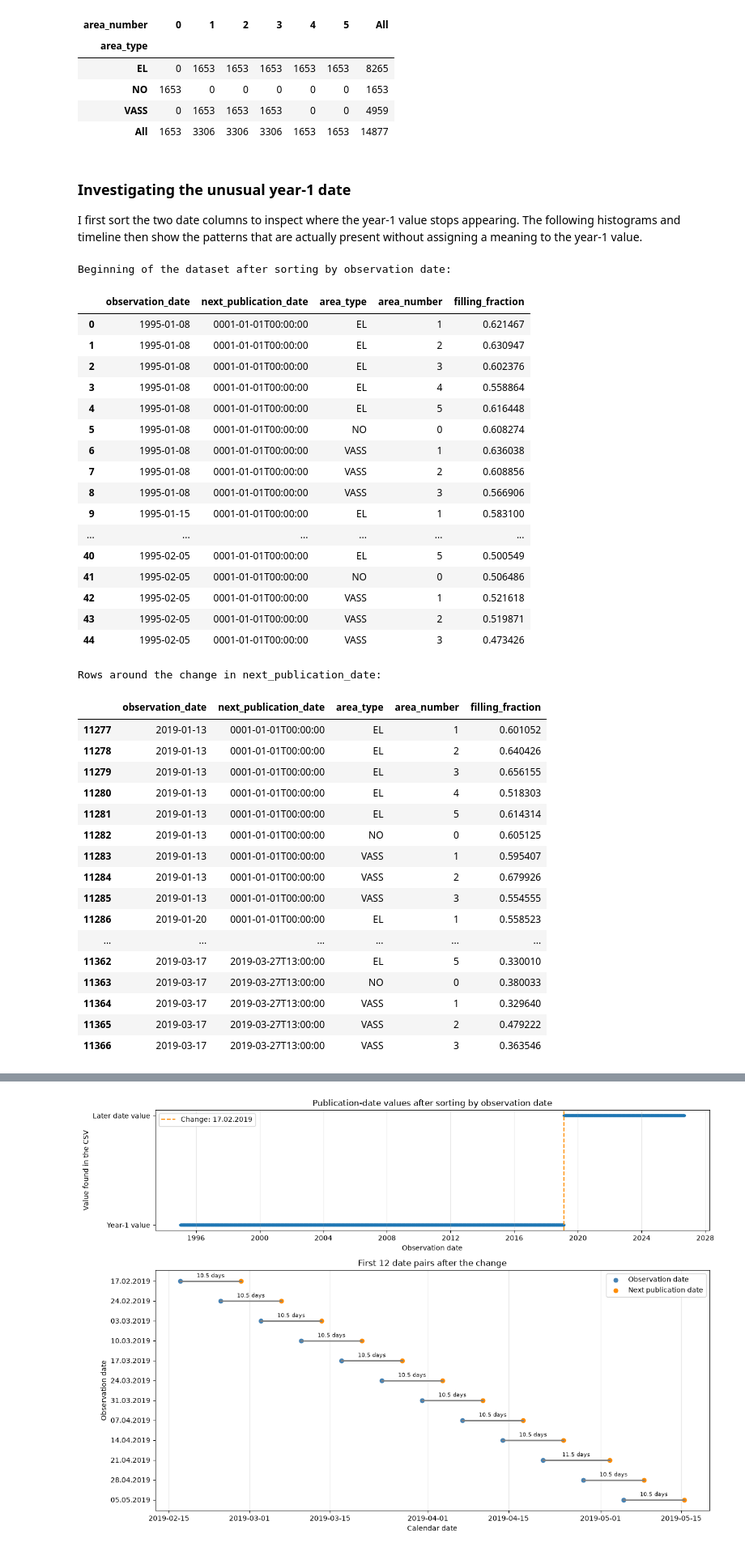
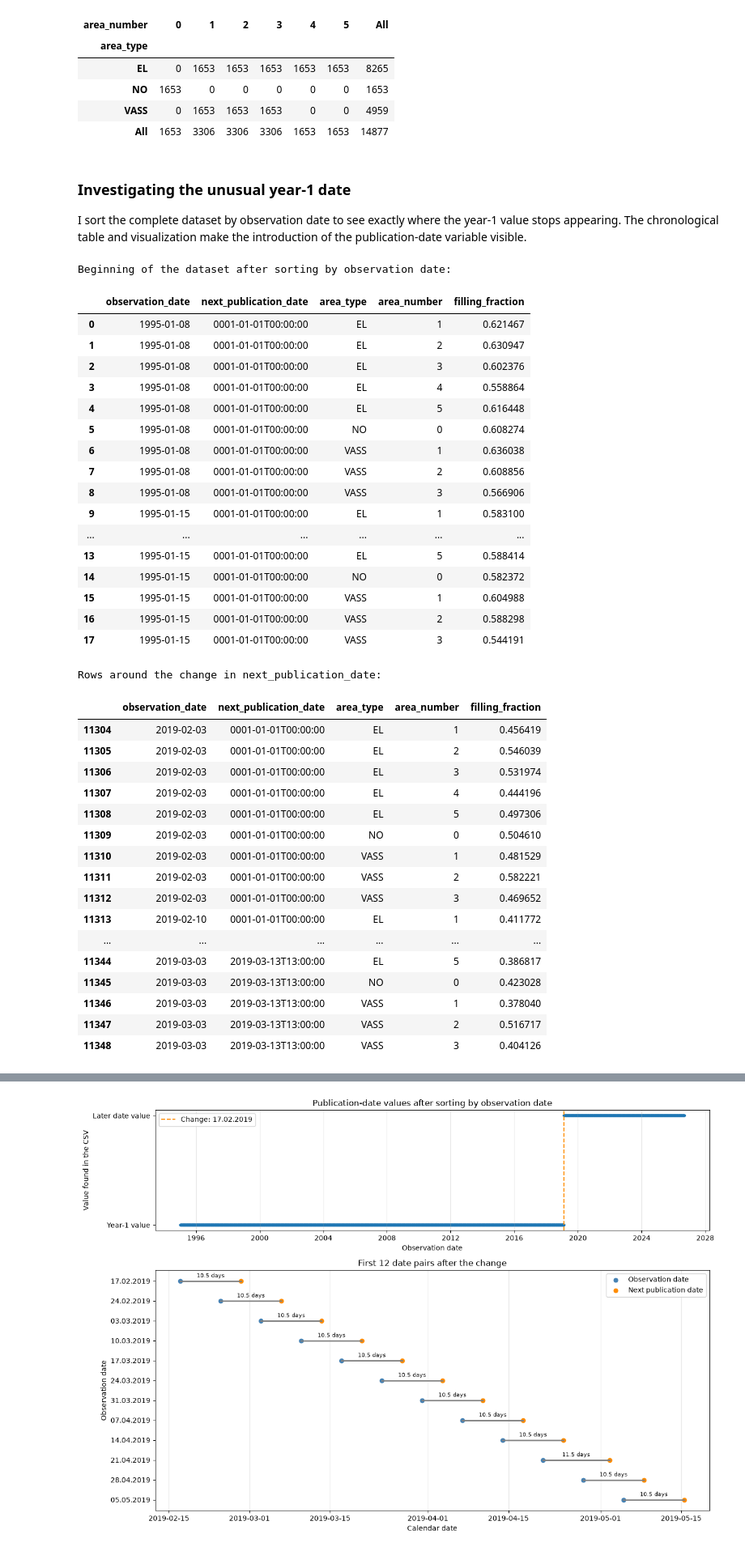
Before and after one commit to G0KU-DOTCOM/Streamlit_dashboard, a Jupyter notebook: notebooks/prosjekt_part1.ipynb, the cells around one changed output, grey strips where cells are left out. Shown at 81% size. Saved outputs shown, nothing was run; the diff lists cells and outputs as text; code cells hidden in the pictures.

Commit message:
Finishing off first part

```diff
--- a/notebooks/prosjekt_part1.ipynb
+++ b/notebooks/prosjekt_part1.ipynb
@@ -230,9 +199,9 @@ Completely duplicated rows: 0
 # %% [markdown]
 ### Investigating the unusual year-1 date
 
-I first sort the two date columns to inspect where the year-1 value stops
-appearing. The following histograms and timeline then show the patterns that
-are actually present without assigning a meaning to the year-1 value.
+I sort the complete dataset by observation date to see exactly where the
+year-1 value stops appearing. The chronological table and visualization make
+the introduction of the publication-date variable visible.
 # %%
 # dato_Id was renamed to observation_date earlier. I sort the complete dataset
 # by this column so the weekly sequence becomes visible. Area type and area
@@ -259,8 +228,9 @@ first_regular_date = (
     .idxmax()
 )
 
-# I first show the first five complete weeks in the sorted dataset. This makes
-# it clear that the observations begin in 1995, not in 2018.
+# I first show the first two complete weeks in the sorted dataset. This is
+# enough to confirm that the observations begin in 1995 and include nine
+# geographical rows per week.
 columns_to_show = [
     "observation_date",
     "next_publication_date",
@@ -271,65 +241,65 @@ columns_to_show = [
 
 print("Beginning of the dataset after sorting by observation date:")
 with pd.option_context("display.max_rows", None):
-    display(sorted_reservoirs.loc[:44, columns_to_show])
+    display(sorted_reservoirs.loc[:17, columns_to_show])
 
 # I then create a second view around the point where the publication-date
-# value changes. Five weeks before and five weeks after give 90 actual rows.
+# value changes. Two weeks before and two weeks after give 45 actual rows.
 first_changed_observation = sorted_publication_dates.loc[
     first_regular_date, "observation_date"
 ]
 start_date = (
-    pd.to_datetime(first_changed_observation) - pd.Timedelta(weeks=5)
+    pd.to_datetime(first_changed_observation) - pd.Timedelta(weeks=2)
 ).strftime("%Y-%m-%d")
 end_date = (
-    pd.to_datetime(first_changed_observation) + pd.Timedelta(weeks=4)
+    pd.to_datetime(first_changed_observation) + pd.Timedelta(weeks=2)
 ).strftime("%Y-%m-%d")
 
 sorted_date_window = sorted_reservoirs.loc[
     sorted_reservoirs["observation_date"].between(start_date, end_date),
     columns_to_show
 ]
 
 print("Rows around the change in next_publication_date:")
 with pd.option_context("display.max_rows", None):
     display(sorted_date_window)
 # %% [output]
 Beginning of the dataset after sorting by observation date:
 |  | observation_date | next_publication_date | area_type | area_number | filling_fraction |
 | 0 | 1995-01-08 | 0001-01-01T00:00:00 | EL | 1 | 0.621467 |
 | 1 | 1995-01-08 | 0001-01-01T00:00:00 | EL | 2 | 0.630947 |
 | 2 | 1995-01-08 | 0001-01-01T00:00:00 | EL | 3 | 0.602376 |
 | 3 | 1995-01-08 | 0001-01-01T00:00:00 | EL | 4 | 0.558864 |
 | 4 | 1995-01-08 | 0001-01-01T00:00:00 | EL | 5 | 0.616448 |
 | 5 | 1995-01-08 | 0001-01-01T00:00:00 | NO | 0 | 0.608274 |
 | 6 | 1995-01-08 | 0001-01-01T00:00:00 | VASS | 1 | 0.636038 |
 | 7 | 1995-01-08 | 0001-01-01T00:00:00 | VASS | 2 | 0.608856 |
 | 8 | 1995-01-08 | 0001-01-01T00:00:00 | VASS | 3 | 0.566906 |
 | 9 | 1995-01-15 | 0001-01-01T00:00:00 | EL | 1 | 0.583100 |
 | ... | ... | ... | ... | ... | ... |
-| 40 | 1995-02-05 | 0001-01-01T00:00:00 | EL | 5 | 0.500549 |
-| 41 | 1995-02-05 | 0001-01-01T00:00:00 | NO | 0 | 0.506486 |
-| 42 | 1995-02-05 | 0001-01-01T00:00:00 | VASS | 1 | 0.521618 |
-| 43 | 1995-02-05 | 0001-01-01T00:00:00 | VASS | 2 | 0.519871 |
-| 44 | 1995-02-05 | 0001-01-01T00:00:00 | VASS | 3 | 0.473426 |
+| 13 | 1995-01-15 | 0001-01-01T00:00:00 | EL | 5 | 0.588414 |
+| 14 | 1995-01-15 | 0001-01-01T00:00:00 | NO | 0 | 0.582372 |
+| 15 | 1995-01-15 | 0001-01-01T00:00:00 | VASS | 1 | 0.604988 |
+| 16 | 1995-01-15 | 0001-01-01T00:00:00 | VASS | 2 | 0.588298 |
+| 17 | 1995-01-15 | 0001-01-01T00:00:00 | VASS | 3 | 0.544191 |
 Rows around the change in next_publication_date:
 |  | observation_date | next_publication_date | area_type | area_number | filling_fraction |
-| 11277 | 2019-01-13 | 0001-01-01T00:00:00 | EL | 1 | 0.601052 |
-| 11278 | 2019-01-13 | 0001-01-01T00:00:00 | EL | 2 | 0.640426 |
-| 11279 | 2019-01-13 | 0001-01-01T00:00:00 | EL | 3 | 0.656155 |
-| 11280 | 2019-01-13 | 0001-01-01T00:00:00 | EL | 4 | 0.518303 |
-| 11281 | 2019-01-13 | 0001-01-01T00:00:00 | EL | 5 | 0.614314 |
-| 11282 | 2019-01-13 | 0001-01-01T00:00:00 | NO | 0 | 0.605125 |
-| 11283 | 2019-01-13 | 0001-01-01T00:00:00 | VASS | 1 | 0.595407 |
-| 11284 | 2019-01-13 | 0001-01-01T00:00:00 | VASS | 2 | 0.679926 |
-| 11285 | 2019-01-13 | 0001-01-01T00:00:00 | VASS | 3 | 0.554555 |
-| 11286 | 2019-01-20 | 0001-01-01T00:00:00 | EL | 1 | 0.558523 |
+| 11304 | 2019-02-03 | 0001-01-01T00:00:00 | EL | 1 | 0.456419 |
+| 11305 | 2019-02-03 | 0001-01-01T00:00:00 | EL | 2 | 0.546039 |
+| 11306 | 2019-02-03 | 0001-01-01T00:00:00 | EL | 3 | 0.531974 |
+| 11307 | 2019-02-03 | 0001-01-01T00:00:00 | EL | 4 | 0.444196 |
+| 11308 | 2019-02-03 | 0001-01-01T00:00:00 | EL | 5 | 0.497306 |
+| 11309 | 2019-02-03 | 0001-01-01T00:00:00 | NO | 0 | 0.504610 |
+| 11310 | 2019-02-03 | 0001-01-01T00:00:00 | VASS | 1 | 0.481529 |
+| 11311 | 2019-02-03 | 0001-01-01T00:00:00 | VASS | 2 | 0.582221 |
+| 11312 | 2019-02-03 | 0001-01-01T00:00:00 | VASS | 3 | 0.469652 |
+| 11313 | 2019-02-10 | 0001-01-01T00:00:00 | EL | 1 | 0.411772 |
 | ... | ... | ... | ... | ... | ... |
-| 11362 | 2019-03-17 | 2019-03-27T13:00:00 | EL | 5 | 0.330010 |
-| 11363 | 2019-03-17 | 2019-03-27T13:00:00 | NO | 0 | 0.380033 |
-| 11364 | 2019-03-17 | 2019-03-27T13:00:00 | VASS | 1 | 0.329640 |
-| 11365 | 2019-03-17 | 2019-03-27T13:00:00 | VASS | 2 | 0.479222 |
-| 11366 | 2019-03-17 | 2019-03-27T13:00:00 | VASS | 3 | 0.363546 |
+| 11344 | 2019-03-03 | 2019-03-13T13:00:00 | EL | 5 | 0.386817 |
+| 11345 | 2019-03-03 | 2019-03-13T13:00:00 | NO | 0 | 0.423028 |
+| 11346 | 2019-03-03 | 2019-03-13T13:00:00 | VASS | 1 | 0.378040 |
+| 11347 | 2019-03-03 | 2019-03-13T13:00:00 | VASS | 2 | 0.516717 |
+| 11348 | 2019-03-03 | 2019-03-13T13:00:00 | VASS | 3 | 0.404126 |
 # %%
 # I only include actual measurements here. Identifiers such as area number,
 # ISO year, and ISO week would not be useful in this distribution check.
```
Also changed, not shown: parts of 11 cells of this notebook.
